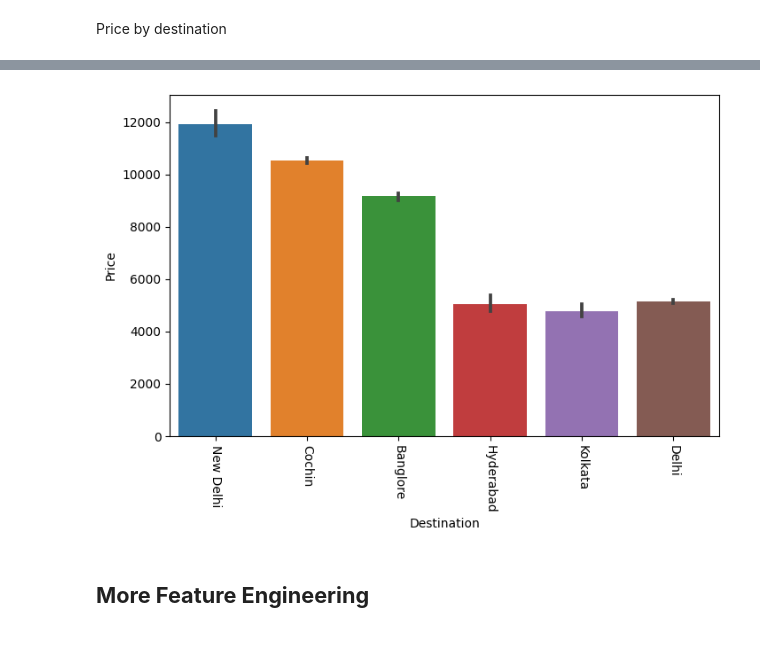
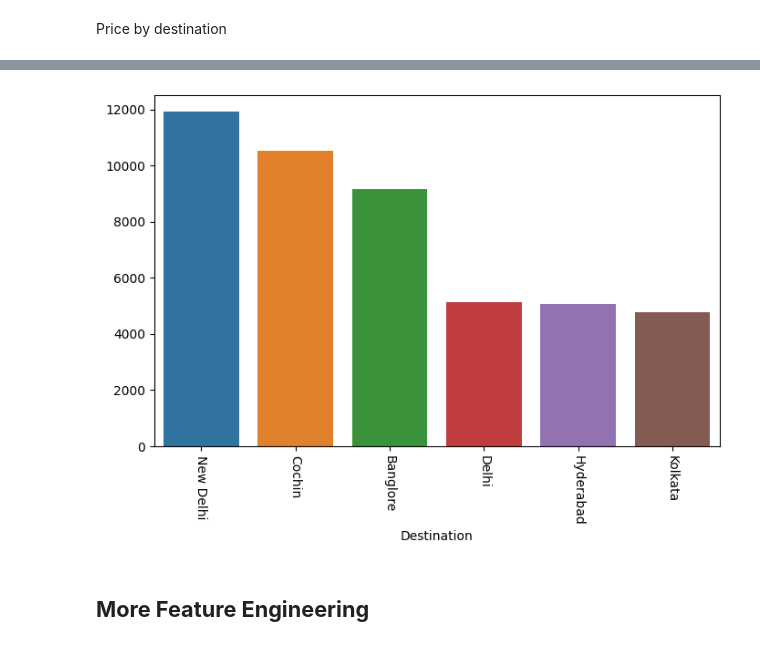
Before and after one commit to RochaErik/Project-Flight-Price-Predictor, a Jupyter notebook: Flight_Price_Predictor.ipynb, the cells around one changed output, grey strips where cells are left out. Cells and saved outputs as stored; diff of their text form; code cells hidden in the pictures.

```diff
--- a/Flight_Price_Predictor.ipynb
+++ b/Flight_Price_Predictor.ipynb
@@ -280,2 +282,5 @@ plt.show()
 # %% [markdown]
 Price by destination
+# %%
+Dest_prices = df.groupby(df.Destination)['Price'].mean().sort_values(ascending=False)
+Dest_prices
@@ -282,11 +296,11 @@ Price by destination
 # %%
 plt.figure(figsize=(8,5))
-sns.barplot(data=df.sort_values('Price', ascending=False), x='Destination', y='Price')
+sns.barplot(x=Dest_prices.index, y=Dest_prices.values)
 plt.xticks(rotation=270)
 
 plt.show()
 # %% [output]
-[figure, old version]
+[figure, new version]
 # %% [markdown]
 ## **More Feature Engineering**
 # %%
```
Also changed, not shown: parts of 3 cells of this notebook.
